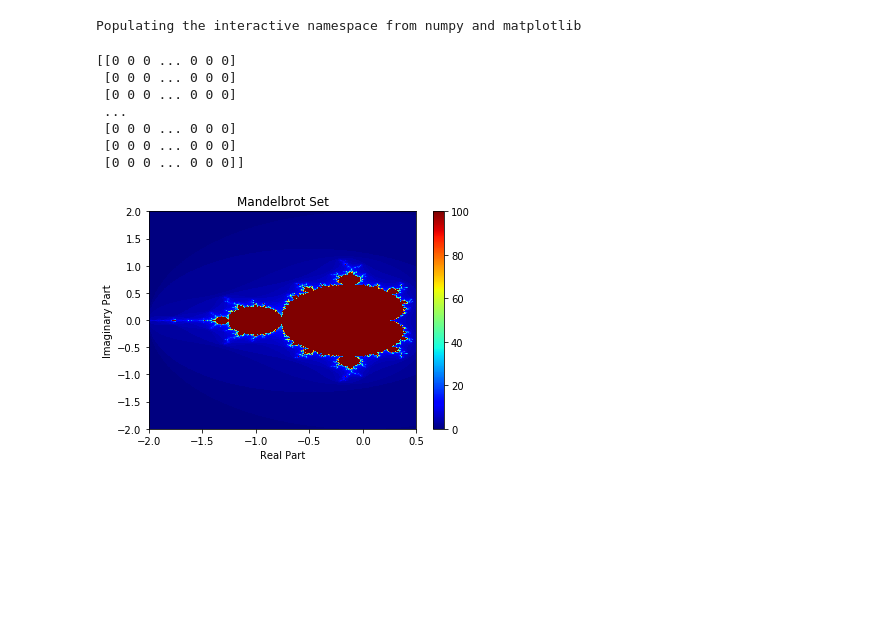
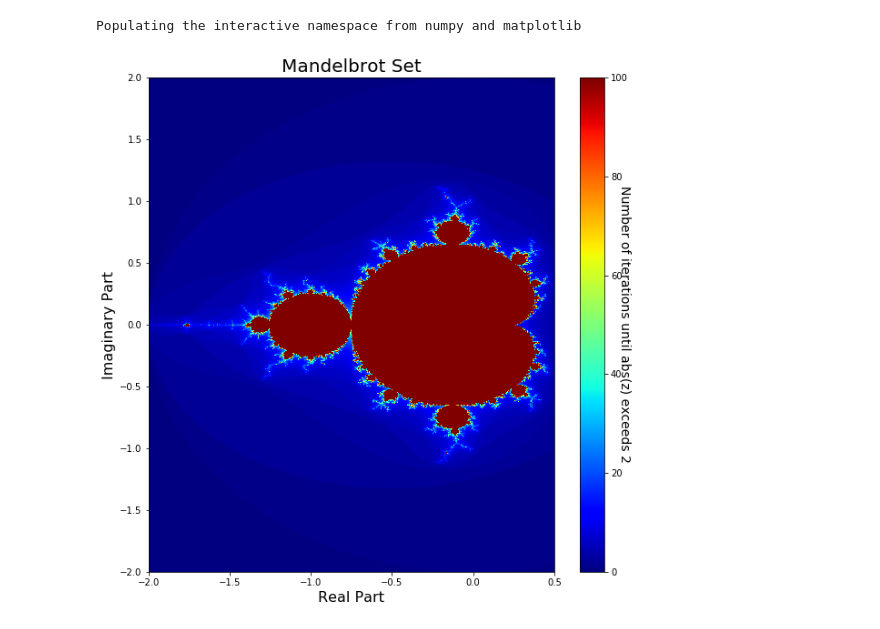
Before and after one commit to agranmoe/Numerical-Methods, a Jupyter notebook: Exercise 3.7.ipynb, the cells around one changed output. Saved outputs shown, nothing was run; the diff lists cells and outputs as text; code cells hidden in the pictures; blank space fills up the shorter version.

```diff
--- a/Exercise 3.7.ipynb
+++ b/Exercise 3.7.ipynb
@@ -35,20 +35,14 @@ for i in range(N):
 # savefig("Mandelbrotset.jpg")
 # show()
 # %%
+plt.figure(figsize=(10,10))
 pcolormesh(X,Y,data,cmap='jet', snap=True)
-title("Mandelbrot Set")
-xlabel("Real Part")
-ylabel("Imaginary Part")
+title("Mandelbrot Set", fontsize=20)
+xlabel("Real Part",fontsize=16)
+ylabel("Imaginary Part",fontsize=16)
 xlim(-2,0.5)
-colorbar()
-
-print(data)
+cbar = colorbar()
+cbar.set_label("Number of iterations until abs(z) exceeds 2", rotation = '270',fontsize=14)
+plt.savefig("Mandelbrotsetcolored.png")
 # %% [output]
-[[0 0 0 ... 0 0 0]
- [0 0 0 ... 0 0 0]
- [0 0 0 ... 0 0 0]
- ...
- [0 0 0 ... 0 0 0]
- [0 0 0 ... 0 0 0]
- [0 0 0 ... 0 0 0]]
-[figure, old version]
+[figure, new version]
```
Also changed, not shown: 1 other file.
